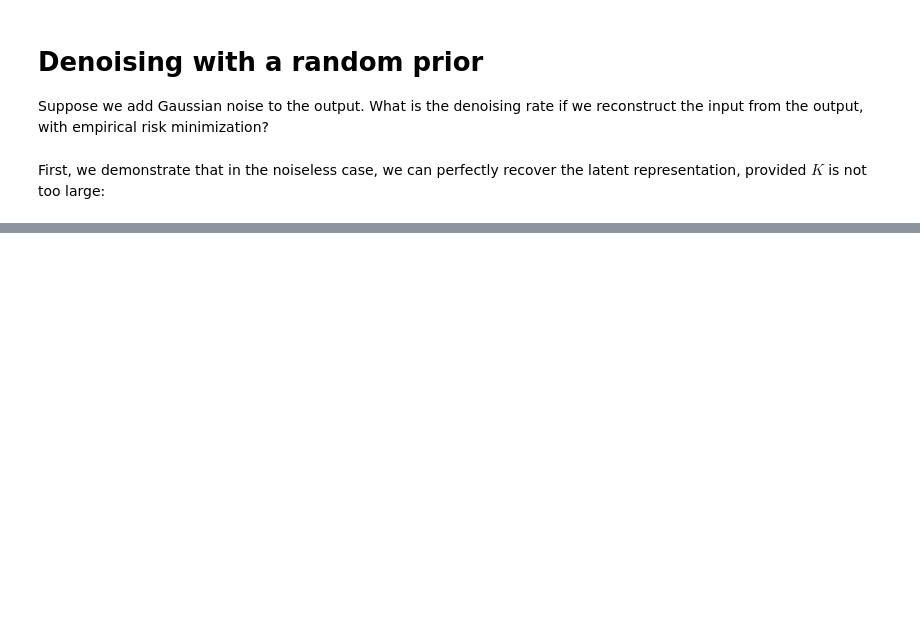
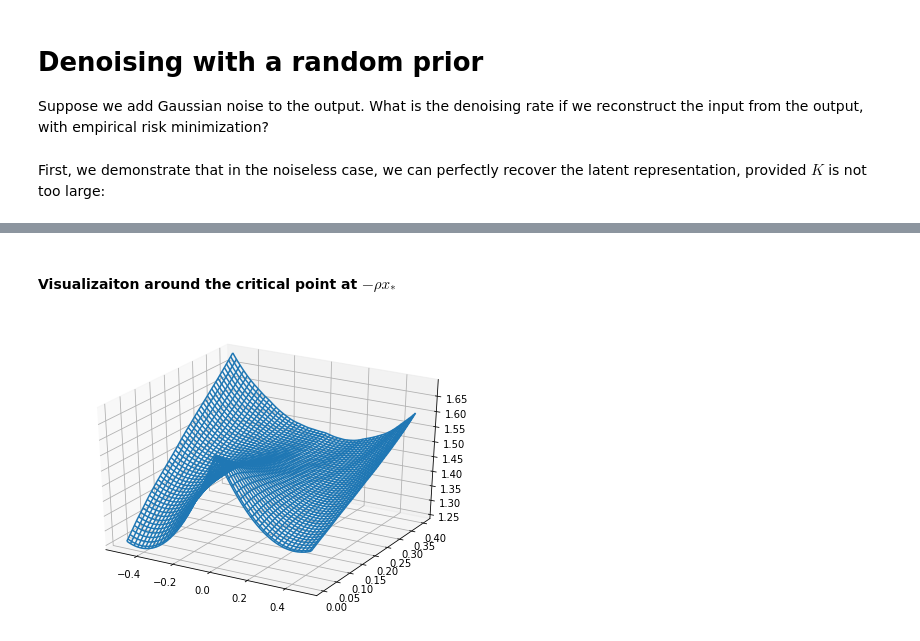
Before and after one commit to reinhardh/supplement_deep_denoising, a Jupyter notebook: denoising_random_dnn_prior.ipynb, the cells around one changed output, grey strips where cells are left out. Cells and saved outputs as stored; diff of their text form; code cells hidden in the pictures; blank space fills up the shorter version.

```diff
--- a/denoising_random_dnn_prior.ipynb
+++ b/denoising_random_dnn_prior.ipynb
@@ -218,0 +233,15 @@ for i,y in enumerate(ygrid):
+# %% [markdown]
+#### Visualizaiton around the critical point at $-\rho x_\ast$
+# %%
+N = 50
+zgrid = [0.2*i/N - 0.2  for i in range(-N,N)]
+ygrid = [0.5*i/N for i in range(-N,N)]
+Xzoom,Yzoom,Zzoom = get_grid(zgrid,ygrid)
+
+fig = plt.figure()
+ax = Axes3D(fig)
+cset = ax.plot_wireframe(Xzoom, -Yzoom, Zzoom)
+ax.clabel(cset, fontsize=9, inline=1)
+plt.show()
+# %% [output]
+[figure, added]
```
Also changed, not shown: parts of 15 cells of this notebook, 1 other file.
